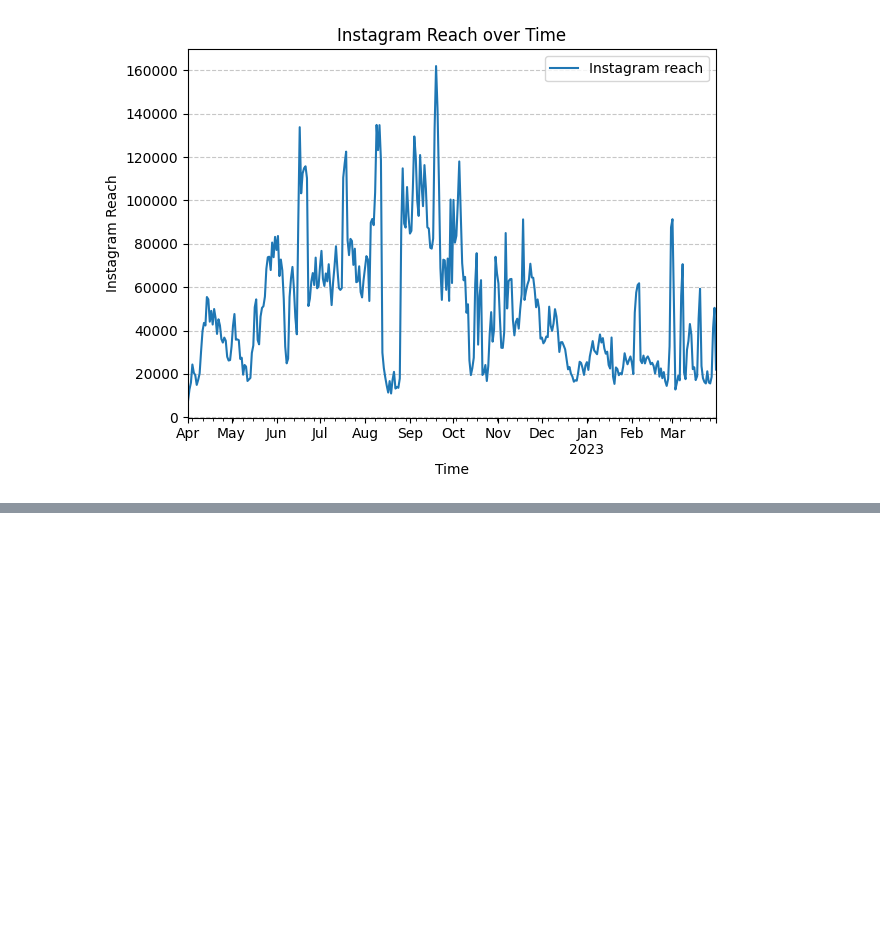
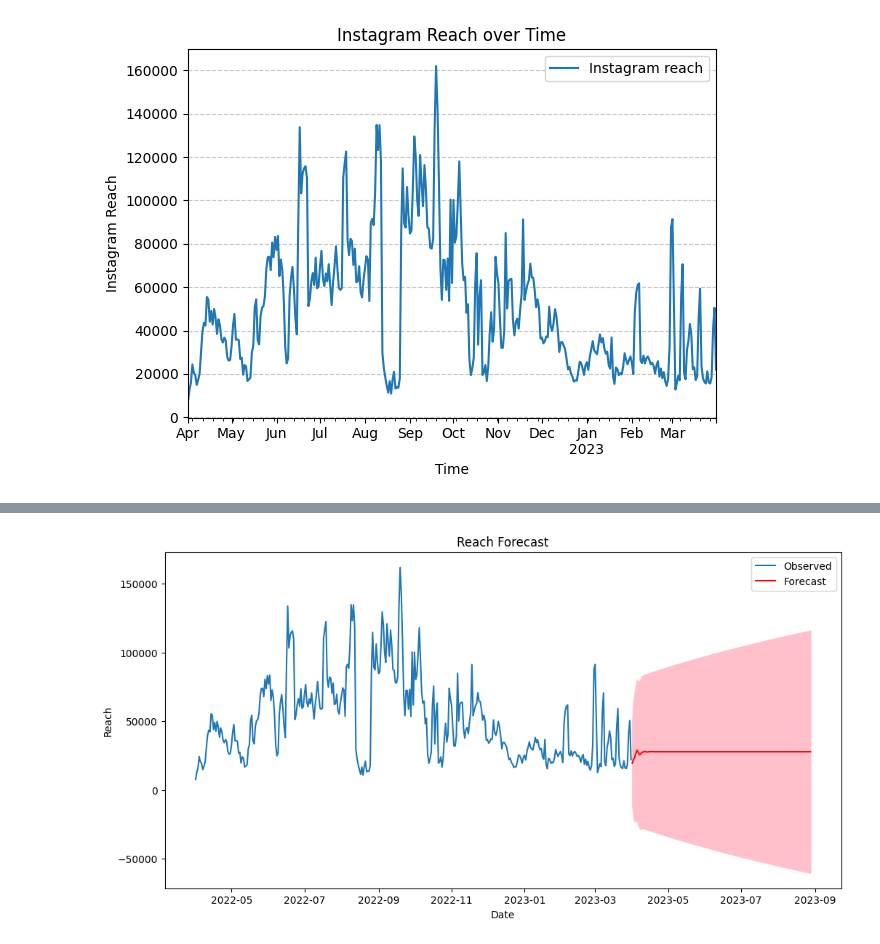
Before and after one commit to Sami-Razzaq/AICP, a Jupyter notebook: Task 1/task1.ipynb, the cells around one changed output, grey strips where cells are left out. Saved outputs shown, nothing was run; the diff lists cells and outputs as text; code cells hidden in the pictures; blank space fills up the shorter version.

```diff
--- a/Task 1/task1.ipynb
+++ b/Task 1/task1.ipynb
@@ -67,0 +73,26 @@ plot = analysis.plot()
+# %%
+p = 10  # Significant terms in ACF
+d = 1
+q = 2   # Significant terms in PACF
+# %%
+model = SARIMAX(data['Instagram reach'], order=(p, d, q), seasonal_order=(p, d, q, 12))
+results = model.fit()
+# %%
+# Forecast future values
+forecast_periods = 150 # Forecast the next 60 days
+forecast = results.get_forecast(steps=forecast_periods)
+forecast_mean = forecast.predicted_mean
+forecast_ci = forecast.conf_int()
+
+# Plot the forecast
+plt.figure(figsize=(12, 6))
+plt.plot(data['Instagram reach'], label='Observed')
+plt.plot(forecast_mean, label='Forecast', color='red')
+plt.fill_between(forecast_ci.index, forecast_ci.iloc[:, 0], forecast_ci.iloc[:, 1], color='pink')
+plt.title("Reach Forecast")
+plt.xlabel("Date")
+plt.ylabel("Reach")
+plt.legend()
+plt.show()
+# %% [output]
+[figure, added]
```
Also changed, not shown: parts of 3 cells of this notebook, 1 other file.
